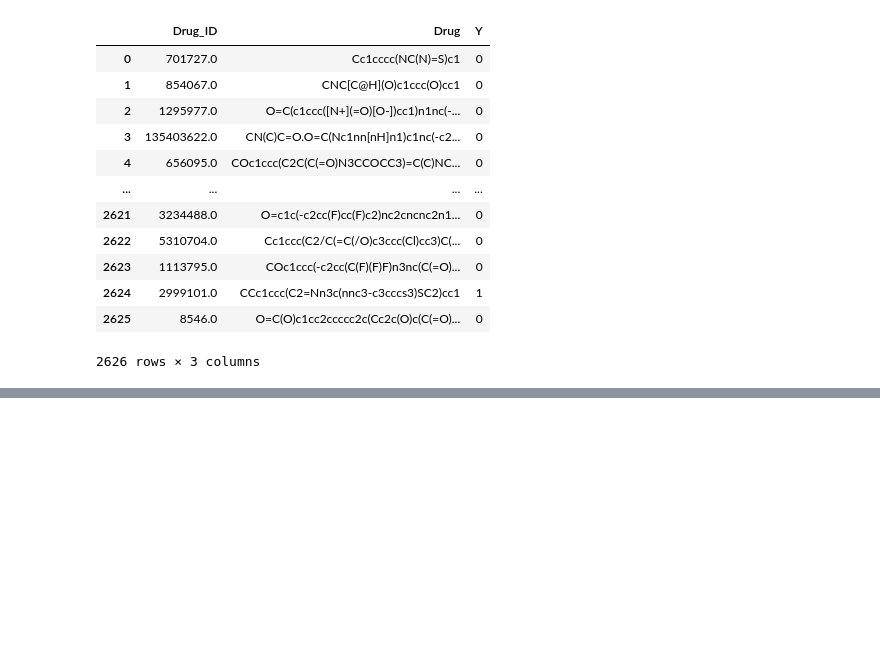
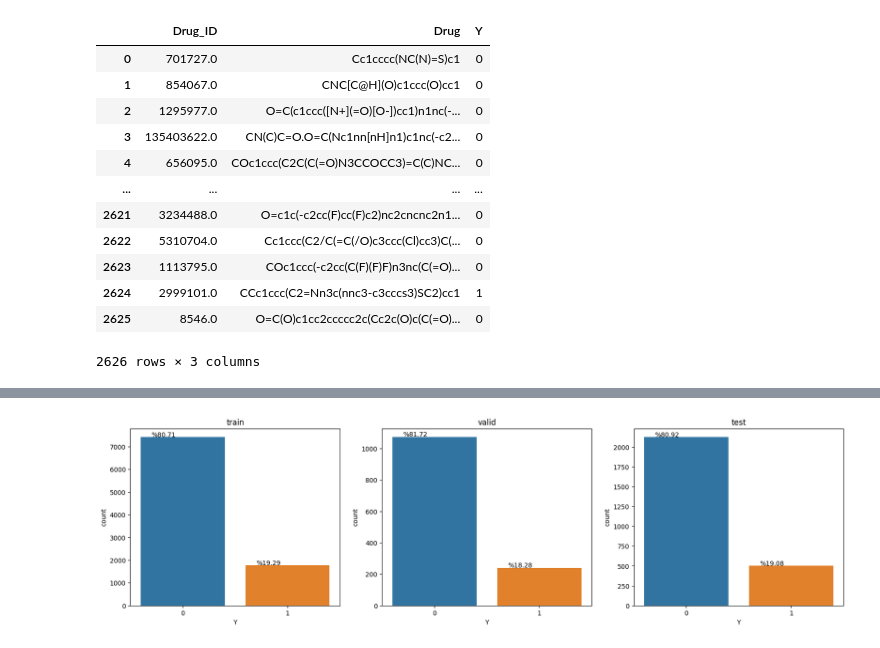
Before and after one commit to JonnaMat/CYP-inhibition, a Jupyter notebook: src/project.ipynb, the cells around one changed output, grey strips where cells are left out. Drawn from its saved outputs; the diff is of its cells as text; code cells hidden in the pictures; blank space fills up the shorter version.

Commit message:
Add count plot for Y

```diff
--- a/src/project.ipynb
+++ b/src/project.ipynb
@@ -4,6 +13,6 @@ from data_preparation.descriptors import calculate_descriptors
 # %%
 task = 'CYP2D6'
-split = load_tdc_dataset_split(task)
+data = load_tdc_dataset_split(task)
 # %% [output]
 Found local copy...
 Loading...
@@ -82,0 +70,4 @@ df
+# %%
+plot_counts([data['train']["Y"], data['valid']["Y"], data['test']["Y"]], ['train', 'valid', 'test'])
+# %% [output]
+[figure, added]
```
Also changed, not shown: parts of 8 cells of this notebook, 2 other files.
